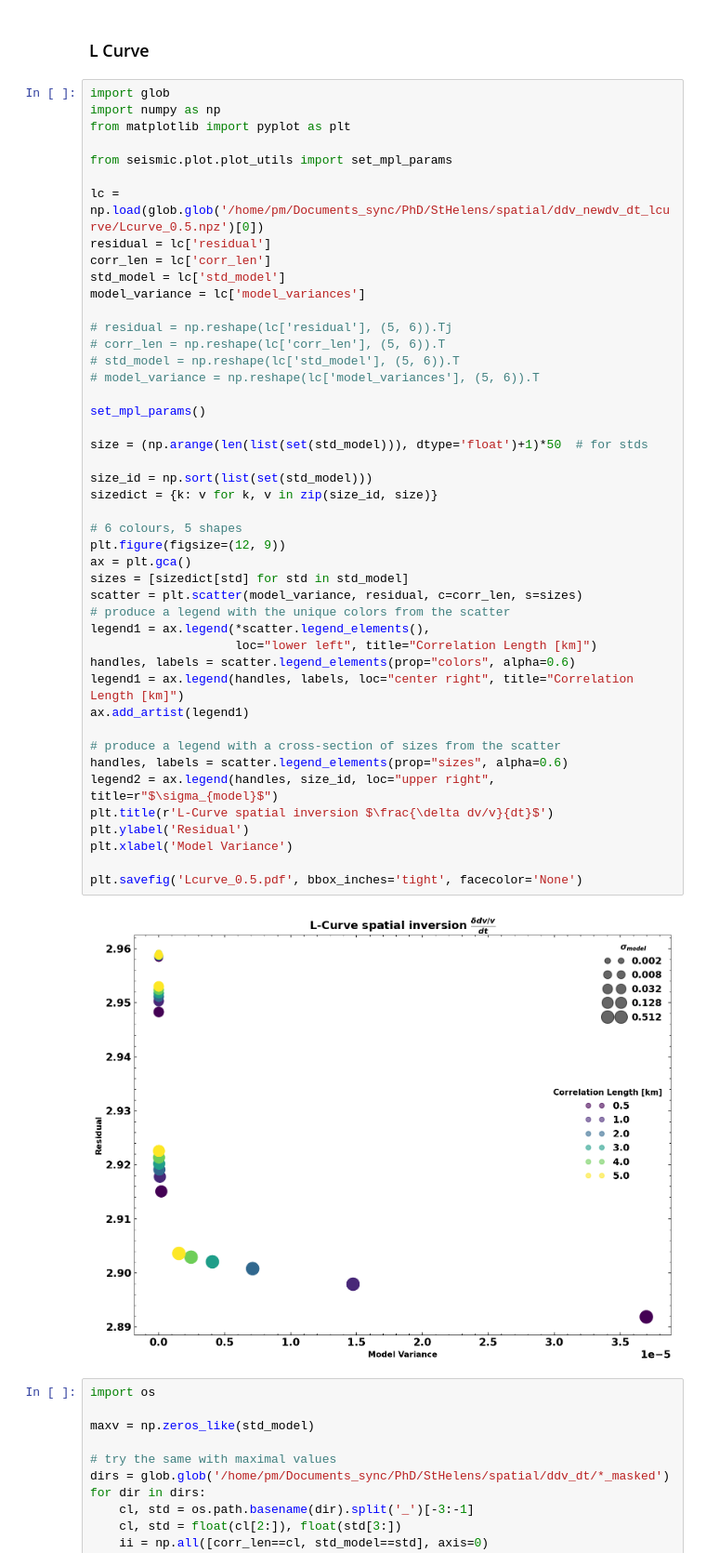
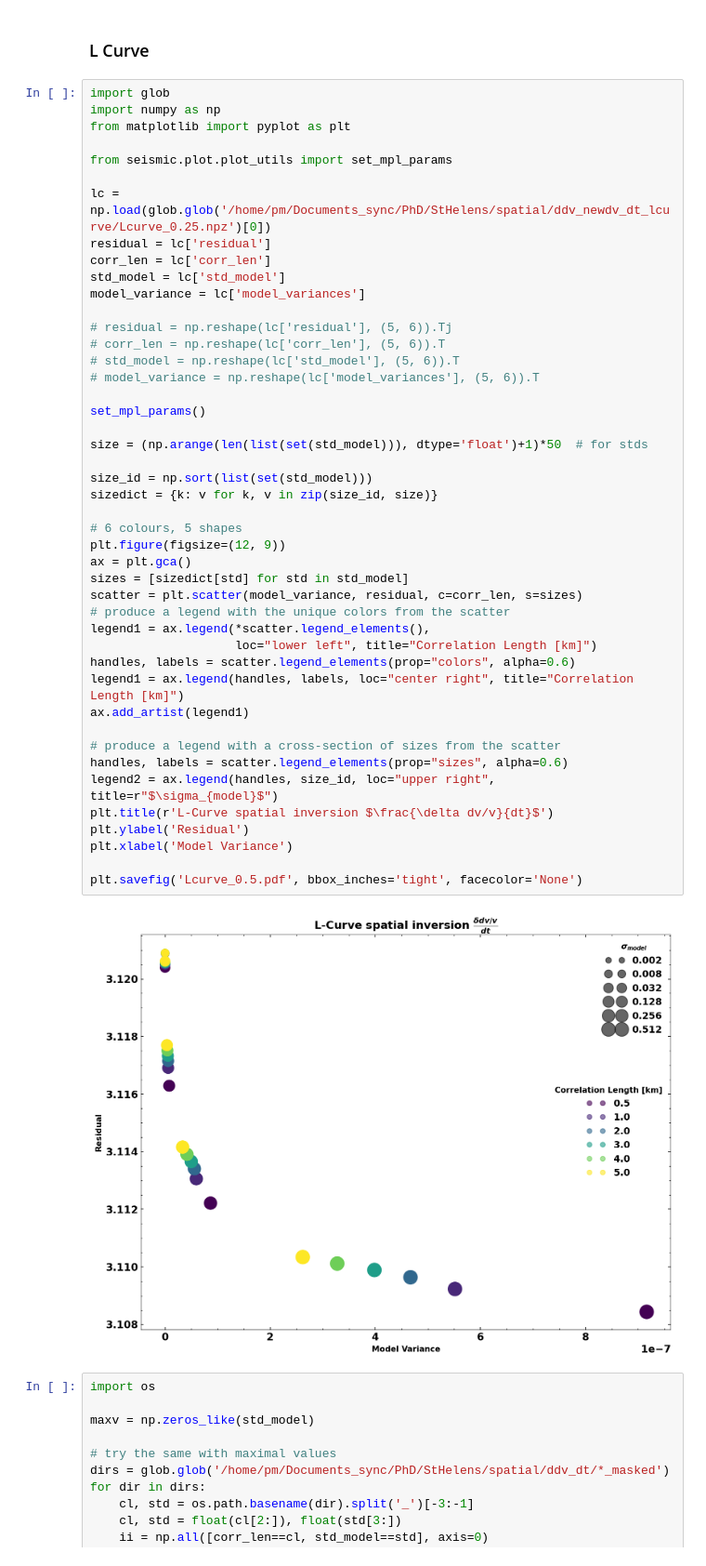
Before and after one commit to Denolle-Lab/Mt-St-Helens, a Jupyter notebook: spatial_dv.ipynb, the cells around one changed output. Shown at 93% size. Saved outputs shown, nothing was run; the diff lists cells and outputs as text.

```diff
--- a/spatial_dv.ipynb
+++ b/spatial_dv.ipynb
@@ -1538,7 +1538,7 @@ from matplotlib import pyplot as plt
 
 from seismic.plot.plot_utils import set_mpl_params
 
-lc = np.load(glob.glob('/home/pm/Documents_sync/PhD/StHelens/spatial/ddv_newdv_dt_lcurve/Lcurve_0.5.npz')[0])
+lc = np.load(glob.glob('/home/pm/Documents_sync/PhD/StHelens/spatial/ddv_newdv_dt_lcurve/Lcurve_0.25.npz')[0])
 residual = lc['residual']
 corr_len = lc['corr_len']
 std_model = lc['std_model']
@@ -1550,34 +1550,34 @@ model_variance = lc['model_variances']
 # model_variance = np.reshape(lc['model_variances'], (5, 6)).T
 
 set_mpl_params()
 
 size = (np.arange(len(list(set(std_model))), dtype='float')+1)*50  # for stds
 
 size_id = np.sort(list(set(std_model)))
 sizedict = {k: v for k, v in zip(size_id, size)}
 
 # 6 colours, 5 shapes
 plt.figure(figsize=(12, 9))
 ax = plt.gca()
 sizes = [sizedict[std] for std in std_model]
 scatter = plt.scatter(model_variance, residual, c=corr_len, s=sizes)
 # produce a legend with the unique colors from the scatter
 legend1 = ax.legend(*scatter.legend_elements(),
                     loc="lower left", title="Correlation Length [km]")
 handles, labels = scatter.legend_elements(prop="colors", alpha=0.6)
 legend1 = ax.legend(handles, labels, loc="center right", title="Correlation Length [km]")
 ax.add_artist(legend1)
 
 # produce a legend with a cross-section of sizes from the scatter
 handles, labels = scatter.legend_elements(prop="sizes", alpha=0.6)
 legend2 = ax.legend(handles, size_id, loc="upper right", title=r"$\sigma_{model}$")
 plt.title(r'L-Curve spatial inversion $\frac{\delta dv/v}{dt}$')
 plt.ylabel('Residual')
 plt.xlabel('Model Variance')
 
 plt.savefig('Lcurve_0.5.pdf', bbox_inches='tight', facecolor='None')
 # %% [output]
-[figure, old version]
+[figure, new version]
 # %%
 import os
 
```
Also changed, not shown: parts of 4 cells of this notebook, 4 other files.
